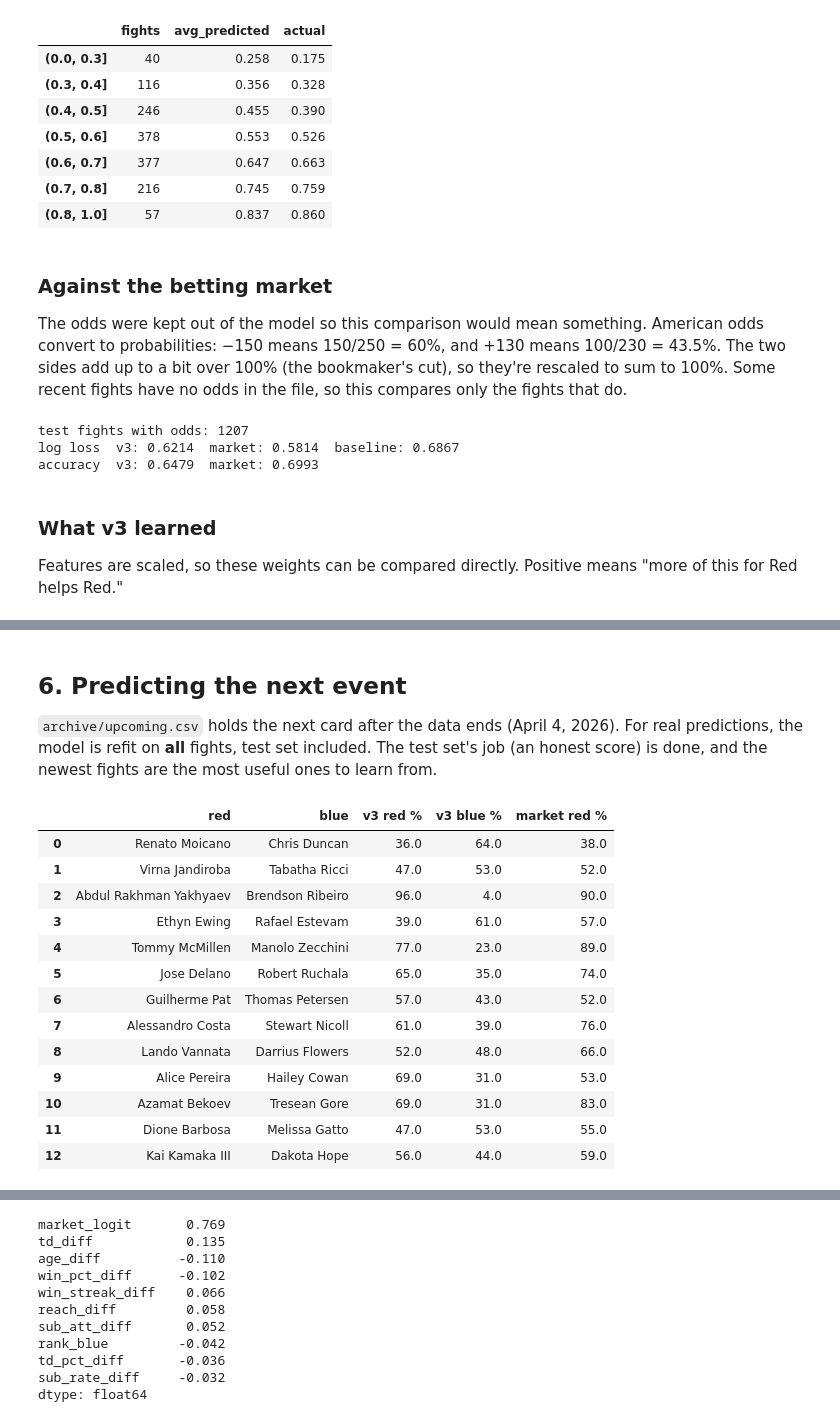
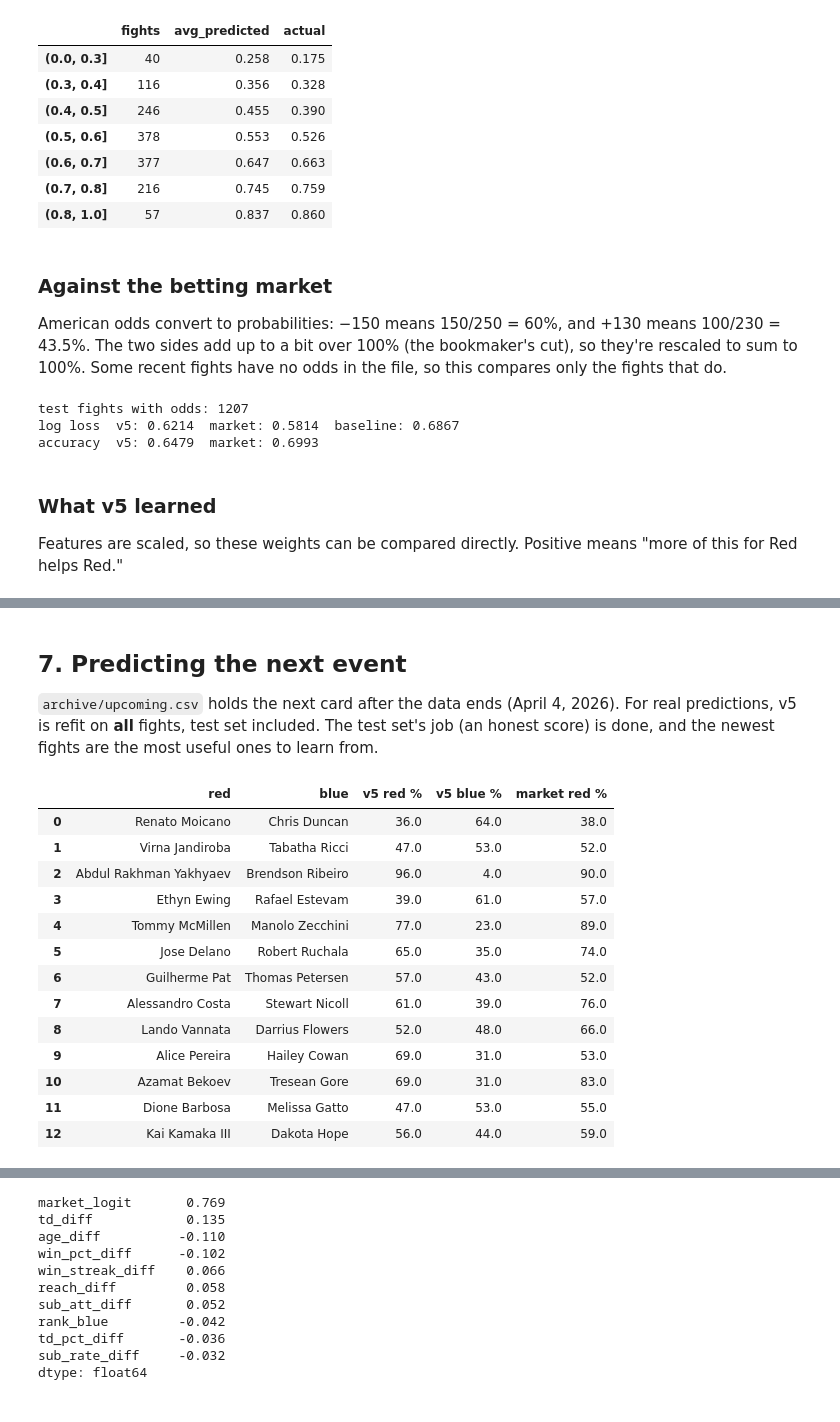
Before and after one commit to ibra-zhan/ufc-predictor, a Jupyter notebook: ufc_predictor.ipynb, the cells around one changed output, grey strips where cells are left out. Drawn from its saved outputs; the diff is of its cells as text; code cells hidden in the pictures.

```diff
--- a/v3_model.ipynb
+++ b/ufc_predictor.ipynb
@@ -115,12 +123,28 @@ def build_features(raw):
     return X
 
 
-X_all = build_features(fights)
-features = list(X_all.columns)
-model_df = pd.concat([fights[["date", "red_win"]], X_all], axis=1)
+model_df = pd.concat([fights[["date", "red_win"]], build_features(fights)], axis=1)
+
+# v1-v3 use the dataset's own difference columns (Blue minus Red)
+for col in ["age_dif", "loss_dif", "ko_dif", "sub_dif", "height_dif", "reach_dif", "win_streak_dif"]:
+    model_df[col] = fights[col]
+model_df["total_fights_dif"] = (fights["B_wins"] + fights["B_losses"]) - (fights["R_wins"] + fights["R_losses"])
+model_df["age_dif_fixed"] = fights["B_age"] - fights["R_age"]
+
+v2_features = ["total_fights_dif", "height_dif", "reach_dif", "win_streak_dif", "rank_red", "rank_blue"]
+v4_features = ["log_fights_diff", "win_pct_diff", "ko_rate_diff", "sub_rate_diff", "win_streak_diff",
+               "lose_streak_diff", "age_diff", "past_prime_diff", "reach_diff", "rank_red", "rank_blue"]
+versions = {
+    "v1": ["age_dif", "loss_dif", "ko_dif", "sub_dif"],
+    "v2": v2_features + ["age_dif"],
+    "v3": v2_features + ["age_dif_fixed"],
+    "v4": v4_features,
+    "v5": v4_features + ["sig_str_diff", "sig_str_pct_diff", "td_diff", "td_pct_diff", "sub_att_diff", "debut_diff"],
+}
+features = versions["v5"]
 
 train = model_df[model_df["date"] <= "2023-06-03"]
 test = model_df[model_df["date"] > "2023-06-03"]
-print(len(features), "features")
+print({name: len(cols) for name, cols in versions.items()})
 print(train.shape, test.shape)
 # %% [output]
@@ -246,7 +265,7 @@ pd.DataFrame({"predicted": probs, "red_won": Y_test.to_numpy()}).groupby(buckets
 # %% [markdown]
 ### Against the betting market
 
-The odds were kept out of the model so this comparison would mean something. American odds convert to probabilities: −150 means 150/250 = 60%, and +130 means 100/230 = 43.5%. The two sides add up to a bit over 100% (the bookmaker's cut), so they're rescaled to sum to 100%. Some recent fights have no odds in the file, so this compares only the fights that do.
+American odds convert to probabilities: −150 means 150/250 = 60%, and +130 means 100/230 = 43.5%. The two sides add up to a bit over 100% (the bookmaker's cut), so they're rescaled to sum to 100%. Some recent fights have no odds in the file, so this compares only the fights that do.
 # %%
 def implied(odds):
     with np.errstate(divide="ignore"):    # np.where calculates both formulas for every row
@@ -258,17 +277,17 @@ market = red_imp / (red_imp + blue_imp)
 has_odds = ~np.isnan(market)
 
 print("test fights with odds:", has_odds.sum())
-print("log loss  v3:", round(log_loss(Y_test[has_odds], probs[has_odds]), 4),
+print("log loss  v5:", round(log_loss(Y_test[has_odds], probs[has_odds]), 4),
       " market:", round(log_loss(Y_test[has_odds], market[has_odds]), 4),
       " baseline:", round(log_loss(Y_test[has_odds], [base_rate] * has_odds.sum()), 4))
-print("accuracy  v3:", round(((probs[has_odds] > 0.5) == Y_test[has_odds]).mean(), 4),
+print("accuracy  v5:", round(((probs[has_odds] > 0.5) == Y_test[has_odds]).mean(), 4),
       " market:", round(((market[has_odds] > 0.5) == Y_test[has_odds]).mean(), 4))
 # %% [output]
 test fights with odds: 1207
-log loss  v3: 0.6214  market: 0.5814  baseline: 0.6867
-accuracy  v3: 0.6479  market: 0.6993
+log loss  v5: 0.6214  market: 0.5814  baseline: 0.6867
+accuracy  v5: 0.6479  market: 0.6993
 # %% [markdown]
-### What v3 learned
+### What v5 learned
 
 Features are scaled, so these weights can be compared directly. Positive means "more of this for Red helps Red."
 # %%
@@ -294,26 +313,26 @@ log_fights_diff     0.016
 sub_att_diff       -0.010
 dtype: float64
 # %% [markdown]
-## 6. Predicting the next event
+## 7. Predicting the next event
 
-`archive/upcoming.csv` holds the next card after the data ends (April 4, 2026). For real predictions, the model is refit on **all** fights, test set included. The test set's job (an honest score) is done, and the newest fights are the most useful ones to learn from.
+`archive/upcoming.csv` holds the next card after the data ends (April 4, 2026). For real predictions, v5 is refit on **all** fights, test set included. The test set's job (an honest score) is done, and the newest fights are the most useful ones to learn from.
 # %%
 final_model = make_model().fit(model_df[features], model_df["red_win"])
 
 upcoming = pd.read_csv("archive/upcoming.csv")
 p_red = final_model.predict_proba(build_features(upcoming)[features])[:, 1]
 up_red = implied(upcoming["R_odds"].to_numpy())
 up_blue = implied(upcoming["B_odds"].to_numpy())
 
 pd.DataFrame({
     "red": upcoming["R_fighter"],
     "blue": upcoming["B_fighter"],
-    "v3 red %": (p_red * 100).round(0),
-    "v3 blue %": ((1 - p_red) * 100).round(0),
+    "v5 red %": (p_red * 100).round(0),
+    "v5 blue %": ((1 - p_red) * 100).round(0),
     "market red %": (up_red / (up_red + up_blue) * 100).round(0),
 })
 # %% [output]
-|  | red | blue | v3 red % | v3 blue % | market red % |
+|  | red | blue | v5 red % | v5 blue % | market red % |
 | 0 | Renato Moicano | Chris Duncan | 36.0 | 64.0 | 38.0 |
 | 1 | Virna Jandiroba | Tabatha Ricci | 47.0 | 53.0 | 52.0 |
 | 2 | Abdul Rakhman Yakhyaev | Brendson Ribeiro | 96.0 | 4.0 | 90.0 |
```
Also changed, not shown: parts of 23 cells of this notebook, 1 other file.
